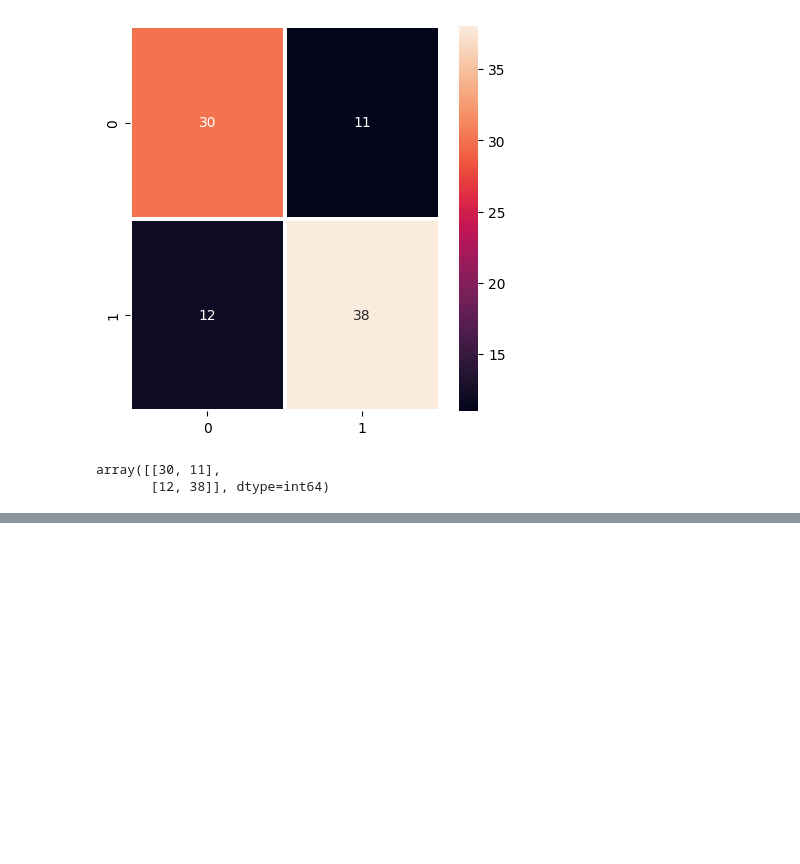
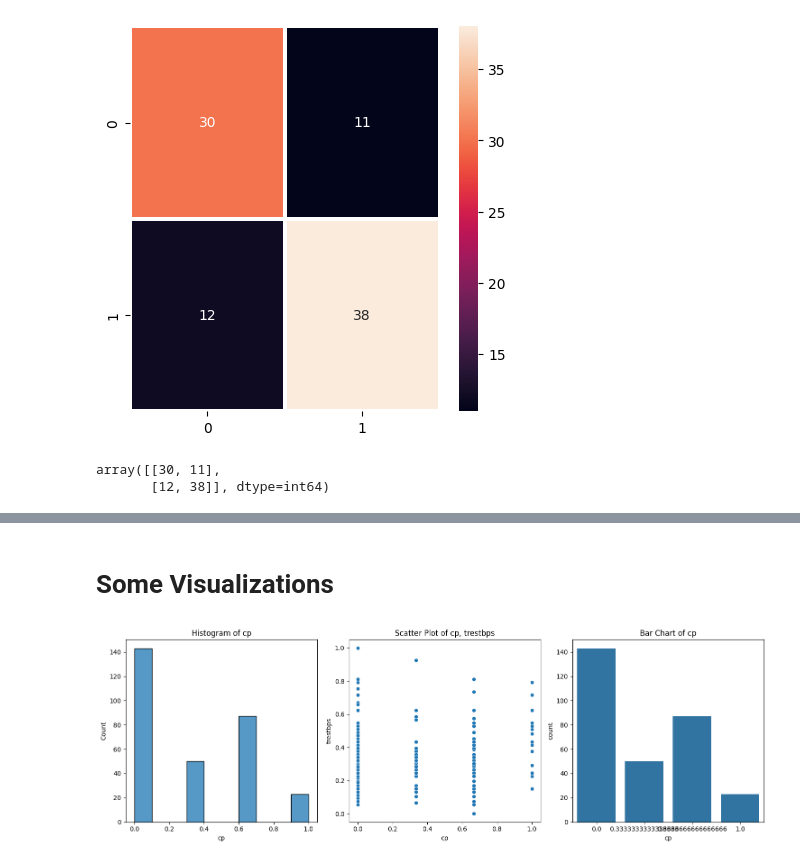
Before and after one commit to Elsharaky/Social-Informatics-Practical-Exam, a Jupyter notebook: hear_disease.ipynb, the cells around one changed output, grey strips where cells are left out. Drawn from its saved outputs; the diff is of its cells as text; code cells hidden in the pictures; blank space fills up the shorter version.

```diff
--- a/hear_disease.ipynb
+++ b/hear_disease.ipynb
@@ -135,0 +170,21 @@ array([[30, 11],
+# %% [markdown]
+# Some Visualizations
+# %%
+import matplotlib.pyplot as plt
+import seaborn as sns
+
+ig, axs = plt.subplots(1, 3, figsize=(15, 5))
+
+sns.histplot(data['cp'], ax=axs[0])
+axs[0].set_title('Histogram of cp')
+
+sns.scatterplot(data=data, x='cp', y='trestbps', ax=axs[1])
+axs[1].set_title('Scatter Plot of cp, trestbps')
+
+sns.countplot(data=data, x='cp', ax=axs[2])
+axs[2].set_title('Bar Chart of cp')
+
+plt.tight_layout()
+plt.show()
+# %% [output]
+[figure, added]
```
Also changed, not shown: parts of 6 cells of this notebook.
